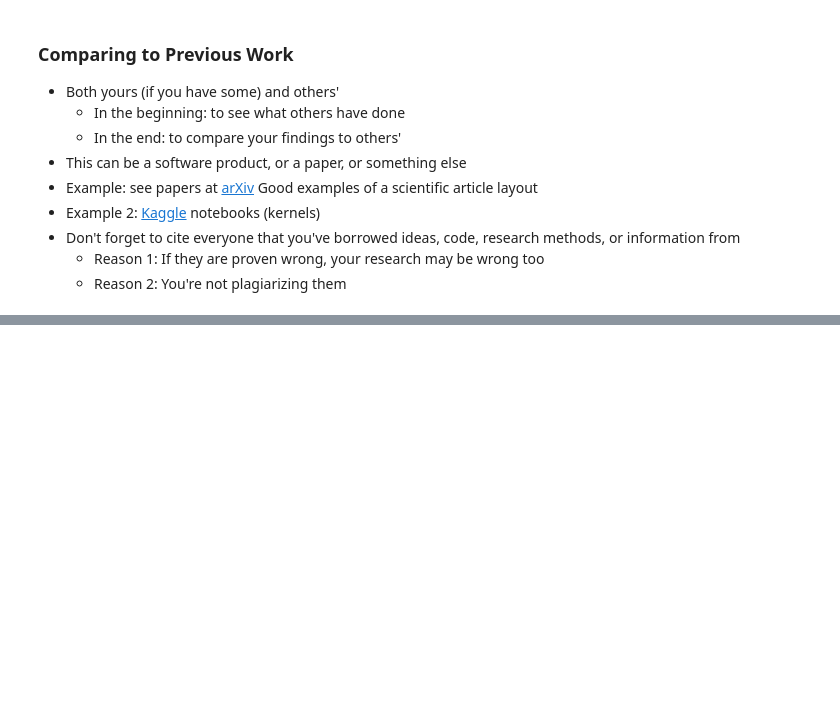
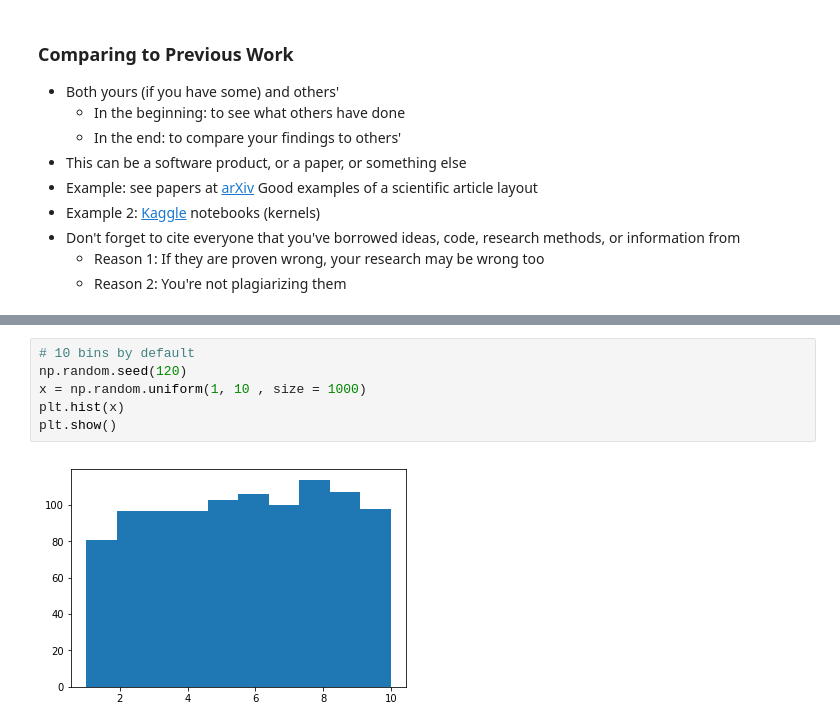
Before and after one commit to mstoychev/Data-Science-SoftwareUniversity, a Jupyter notebook: 7. Data Science Project Architecture/1. Class Notes/Class notes Data Science Project Architecture.ipynb, the cells around one changed output, grey strips where cells are left out. Cells and saved outputs as stored; diff of their text form; blank space fills up the shorter version.

```diff
--- a/7. Data Science Project Architecture/1. Class Notes/Class notes Data Science Project Architecture.ipynb
+++ b/7. Data Science Project Architecture/1. Class Notes/Class notes Data Science Project Architecture.ipynb
@@ -410,0 +448,8 @@ Good examples of a scientific article layout
+# %%
+# 10 bins by default
+np.random.seed(120)
+x = np.random.uniform(1, 10 , size = 1000)
+plt.hist(x)
+plt.show()
+# %% [output]
+[figure, added]
```
Also changed, not shown: parts of 12 cells of this notebook.
